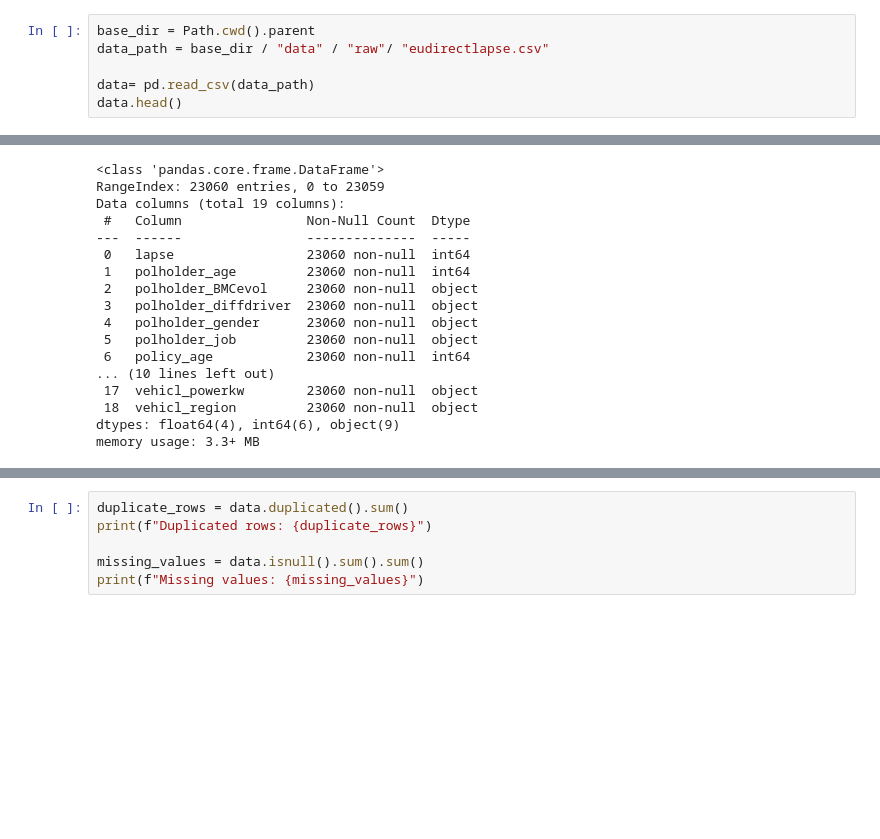
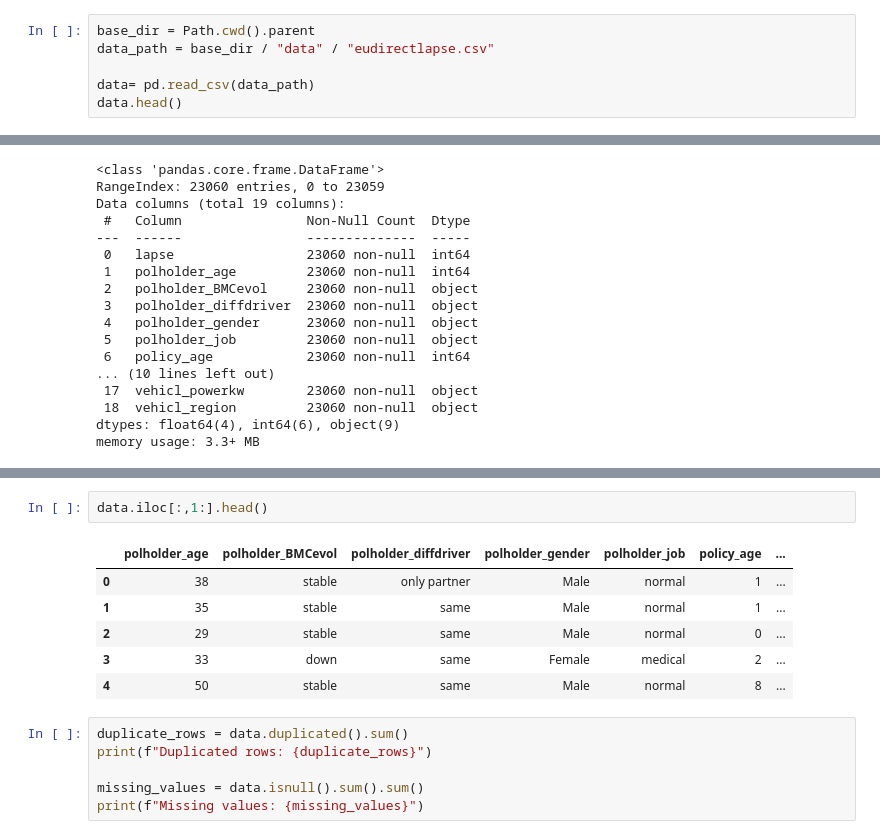
Before and after one commit to Iam-Mak/vehicle-policy-lapse-prediction, a Jupyter notebook: notebook/1_EDA.ipynb, the cells around one changed output, grey strips where cells are left out. Drawn from its saved outputs; the diff is of its cells as text; blank space fills up the shorter version.

```diff
--- a/notebook/1_EDA.ipynb
+++ b/notebook/1_EDA.ipynb
@@ -20,7 +17,7 @@ np.seterr(divide='ignore', over='ignore', invalid='ignore')
 {'divide': 'warn', 'over': 'warn', 'under': 'ignore', 'invalid': 'warn'}
 # %%
 base_dir = Path.cwd().parent
-data_path = base_dir / "data" / "raw"/ "eudirectlapse.csv"
+data_path = base_dir / "data" / "eudirectlapse.csv"
 
 data= pd.read_csv(data_path)
 data.head()
@@ -67,6 +71,15 @@ data.describe()
 | 50% | 0.000000 | 41.000000 | 1.000000 | 1.000000 | 312.250000 | 311.005000 | 316.830000 | 301.445000 | ... |
 | 75% | 0.000000 | 49.000000 | 4.000000 | 1.000000 | 448.370000 | 449.602500 | 434.452500 | 423.562500 | ... |
 | max | 1.000000 | 85.000000 | 17.000000 | 15.000000 | 2948.050000 | 3362.070000 | 2416.840000 | 2716.080000 | ... |
+# %%
+data.iloc[:,1:].head()
+# %% [output]
+|  | polholder_age | polholder_BMCevol | polholder_diffdriver | polholder_gender | polholder_job | policy_age | ... |
+| 0 | 38 | stable | only partner | Male | normal | 1 | ... |
+| 1 | 35 | stable | same | Male | normal | 1 | ... |
+| 2 | 29 | stable | same | Male | normal | 0 | ... |
+| 3 | 33 | down | same | Female | medical | 2 | ... |
+| 4 | 50 | stable | same | Male | normal | 8 | ... |
 # %%
 duplicate_rows = data.duplicated().sum()
 print(f"Duplicated rows: {duplicate_rows}")
```
Also changed, not shown: parts of 3 cells of this notebook, 1 other file.
